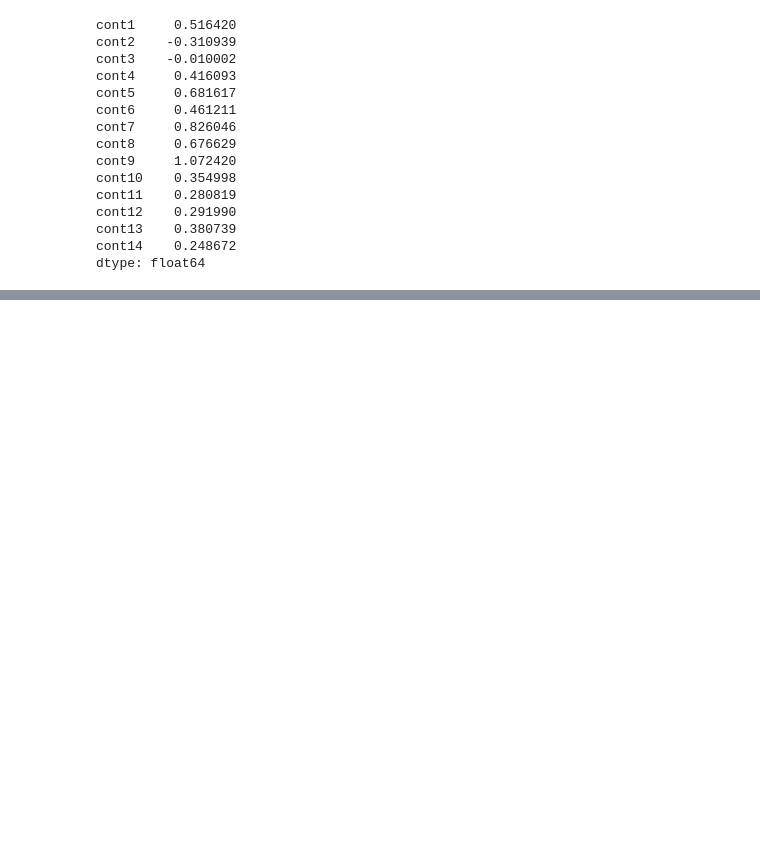
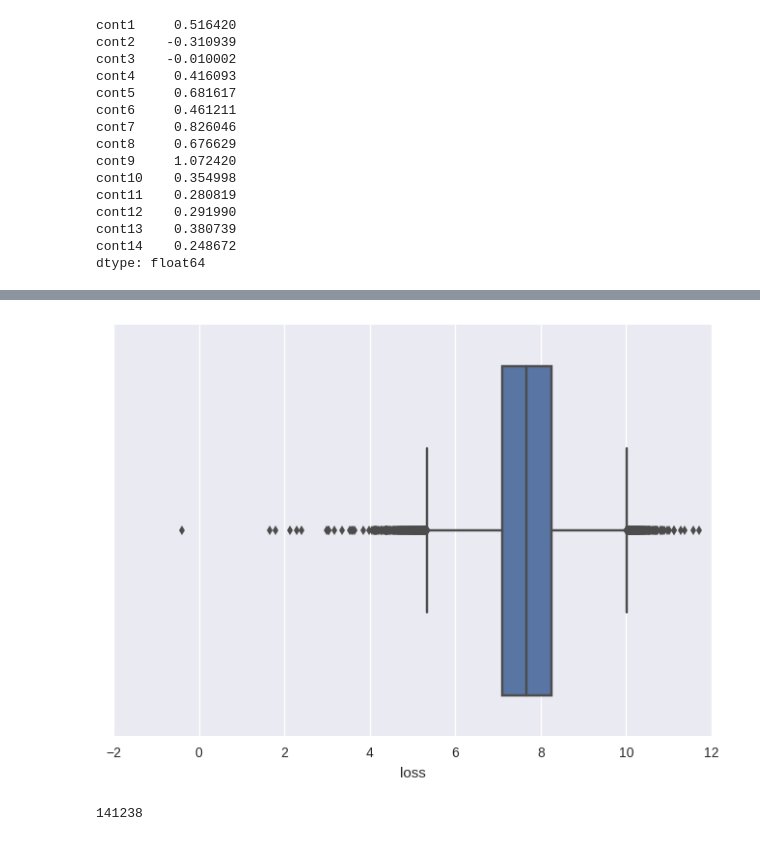
Before and after one commit to Arges42/DS_Projects, a Jupyter notebook: kaggle_Allstate/data_exploration.ipynb, the cells around one changed output, grey strips where cells are left out. Drawn from its saved outputs; the diff is of its cells as text; code cells hidden in the pictures; blank space fills up the shorter version.

```diff
--- a/kaggle_Allstate/data_exploration.ipynb
+++ b/kaggle_Allstate/data_exploration.ipynb
@@ -120,7 +138,7 @@ cont14    0.248672
 dtype: float64
 # %%
 cats = []
-for col in ['cat'+str(x)for x in range(1,116)]:
+for col in ['cat'+str(x)for x in range(1,117)]:
     cats.extend(data[col].values)
 cats = pd.Series(cats).unique()
 # %%
@@ -145,8 +167,11 @@ array(['A', 'AA', 'AB', 'AC', 'AD', 'AE', 'AF', 'AG', 'AH', 'AI', 'AJ',
 # %%
 for col in ['cat'+str(x)for x in range(1,117)]:
+    train = train.sort_values(col)
+    tmp = train.groupby(col).loss.mean()
     fig = plt.figure()
-    sns.boxplot(y='loss',x=col,data=data)
+    plt.plot(tmp.values,'ro')
+    #sns.boxplot(y='loss',x=col,data=data)
     plt.xticks(rotation=90)
-    plt.yscale('log')
-    plt.savefig('plots/'+col+'_box.png', bbox_inches='tight')
+    #plt.yscale('log')
+    plt.savefig('plots/'+col+'_sorted.png', bbox_inches='tight')
     plt.close(fig)
@@ -154,0 +206,9 @@ ValueError: Could not interpret input 'cat117'
+# %%
+#plot with logged loss
+train.loss = np.log(train.loss)
+for col in ['cat'+str(x)for x in range(1,117)]:
+    fig = plt.figure()
+    sns.boxplot(y='loss',x=col,data=train)
+    plt.xticks(rotation=90)
+    plt.savefig('plots/'+col+'_log_box.png', bbox_inches='tight')
+    plt.close(fig)
@@ -154,0 +257,9 @@ ValueError: Could not interpret input 'cat117'
+# %%
+sns.boxplot(train.loss)
+plt.show()
+# %% [output]
+[figure, added]
+# %%
+(train.loss < train.loss.quantile(0.75)).sum()
+# %% [output]
+141238
```
Also changed, not shown: parts of 29 cells of this notebook, 7 other files.
